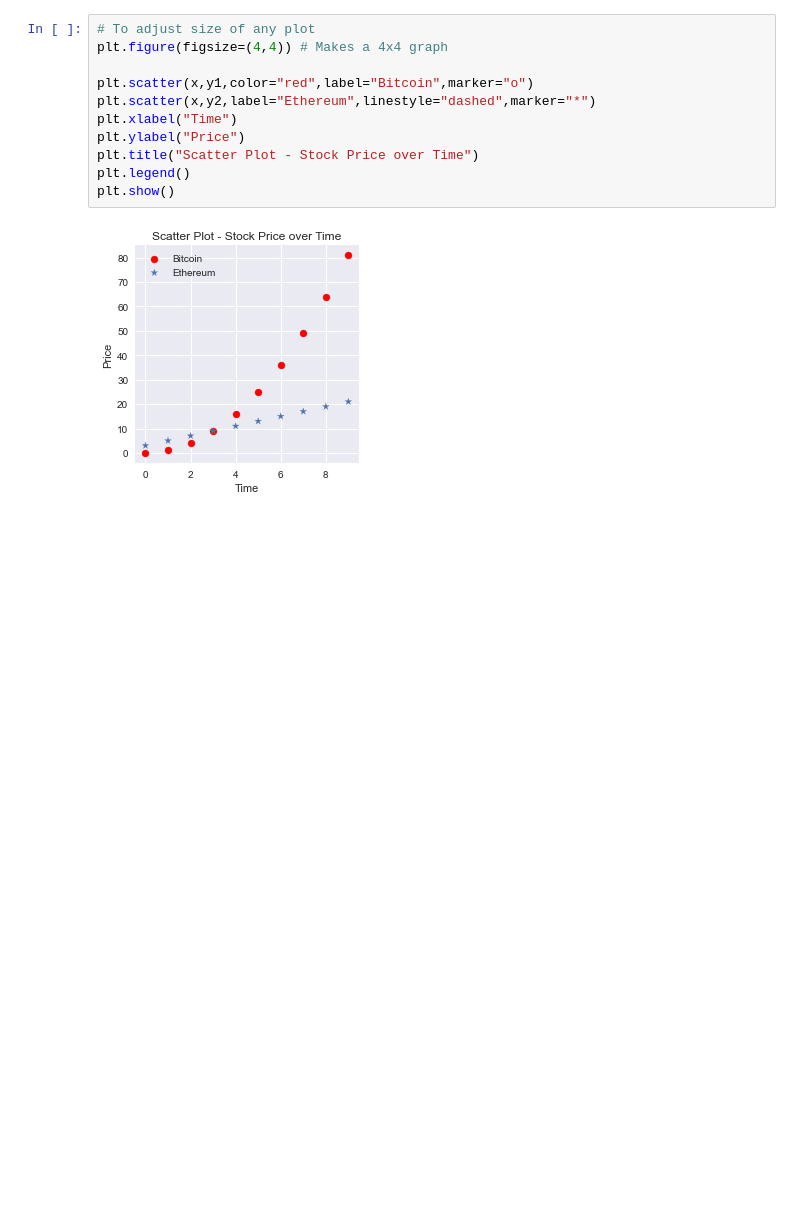
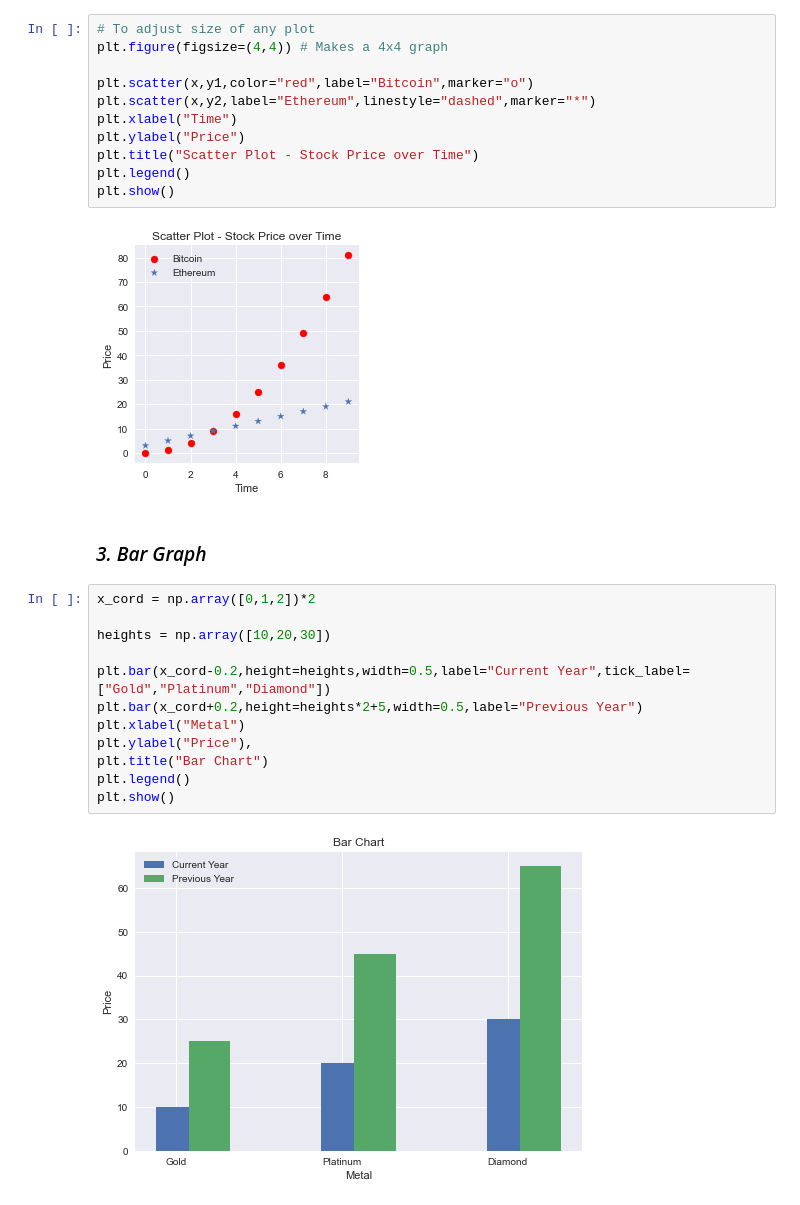
Before and after one commit to RGTechno/DataScience_Python, a Jupyter notebook: Matplotlib/plots.ipynb, the cells around one changed output. Drawn from its saved outputs; the diff is of its cells as text; blank space fills up the shorter version.

Commit message:
bar graph

```diff
--- a/Matplotlib/plots.ipynb
+++ b/Matplotlib/plots.ipynb
@@ -68,3 +68,19 @@ plt.legend()
 plt.show()
 # %% [output]
 [figure]
+# %% [markdown]
+### *3. Bar Graph*
+# %%
+x_cord = np.array([0,1,2])*2
+
+heights = np.array([10,20,30])
+
+plt.bar(x_cord-0.2,height=heights,width=0.5,label="Current Year",tick_label=["Gold","Platinum","Diamond"])
+plt.bar(x_cord+0.2,height=heights*2+5,width=0.5,label="Previous Year")
+plt.xlabel("Metal")
+plt.ylabel("Price"),
+plt.title("Bar Chart")
+plt.legend()
+plt.show()
+# %% [output]
+[figure, added]
```
